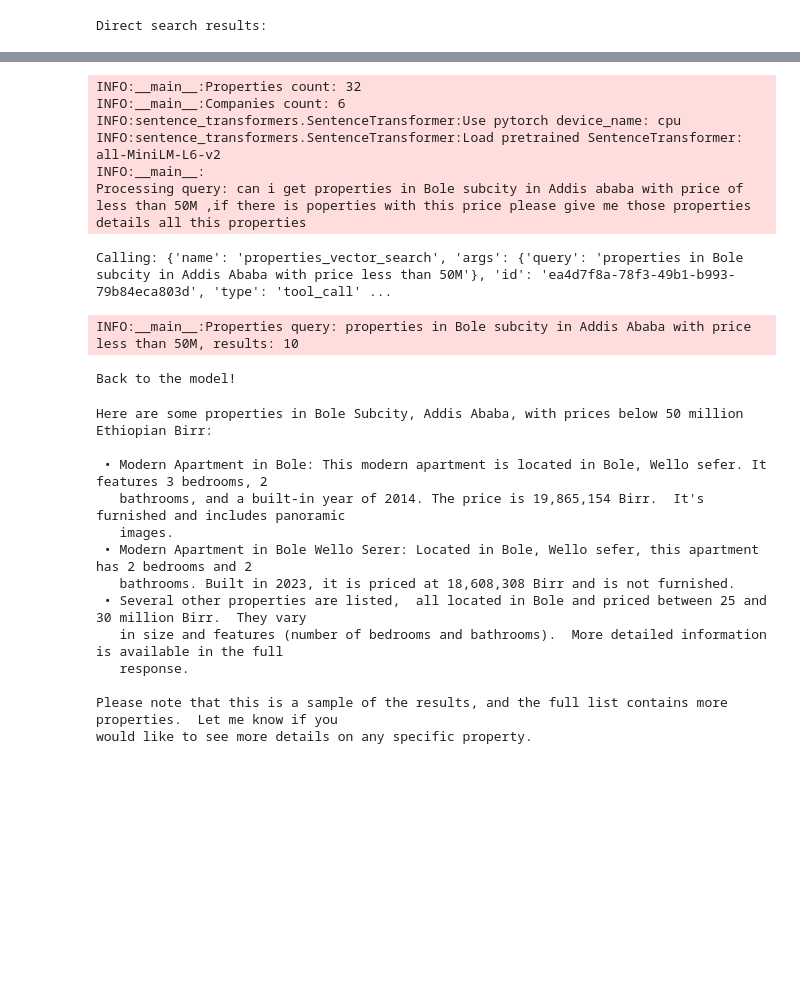
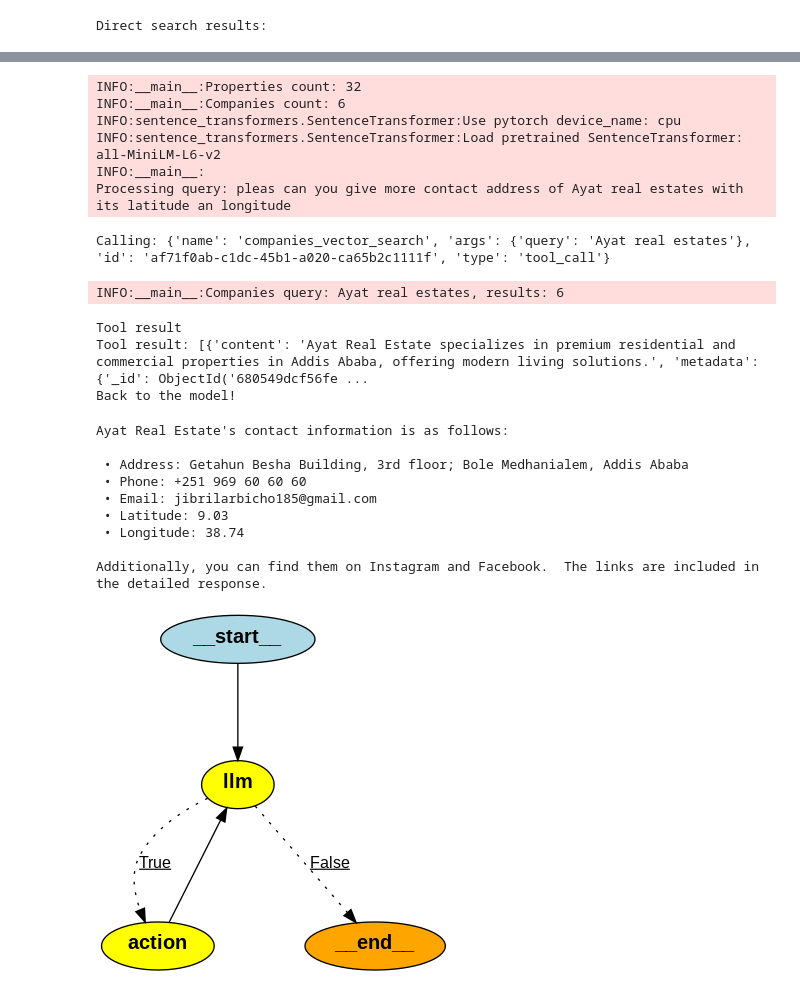
Before and after one commit to jibrilarbicho/Revoestatechatbot, a Jupyter notebook: train/train.ipynb, the cells around one changed output, grey strips where cells are left out. Saved outputs shown, nothing was run; the diff lists cells and outputs as text; code cells hidden in the pictures; blank space fills up the shorter version.

```diff
--- a/train/train.ipynb
+++ b/train/train.ipynb
@@ -555,7 +555,7 @@ if not GROQ_API_KEY:
 if not CONNECTION_STRING:
     raise ValueError("MongoURI not found in environment variables.")
 # Initialize MongoDB client and collections
-mongo_client = MongoClient("mongodb+srv://MikiayGirma:DLDAZXz3A9kyX0D3@cluster0.uoh5t.mongodb.net/revostate?retryWrites=true&w=majority&appName=Cluster0")
+mongo_client = MongoClient(CONNECTION_STRING)
 properties_collection = mongo_client["revostate"]["properties"]
 companies_collection = mongo_client["revostate"]["companies"]
 
@@ -827,9 +833,8 @@ Instructions:
    - Use companies_vector_search for queries mentioning agencies, agents, or company-related terms (e.g., "real estate agencies", "Kirkos").
 2. Call the appropriate tool with the query as the argument.
 3. If the query is vague, call the most relevant tool based on keywords or return a message indicating no results.
-4. Do not generate additional tool calls after receiving tool results.
-5. Keep the response user-friendly and avoid including raw JSON or metadata unless requested.
-6. If no tool results are available, return a message like: "No relevant results found for your query."
+4. Keep the response user-friendly and avoid including raw JSON or metadata unless requested.
+5. If no tool results are available, return a message like: "No relevant results found for your query."
 """
 
 # Define Agent class
@@ -875,6 +880,8 @@ class Agent:
                 result = "bad tool name, retry"  # instruct LLM to retry if bad
             else:
                 result = self.tools[t['name']].invoke(t['args'])
+                print("Tool result")
+                print("Tool result:", result)
             results.append(ToolMessage(tool_call_id=t['id'], name=t['name'], content=str(result)))
         print("Back to the model!")
         return {'messages': results}
@@ -935,20 +942,24 @@ INFO:__main__:Companies count: 6
 INFO:sentence_transformers.SentenceTransformer:Use pytorch device_name: cpu
 INFO:sentence_transformers.SentenceTransformer:Load pretrained SentenceTransformer: all-MiniLM-L6-v2
 INFO:__main__:
-Processing query: can i get properties in Bole subcity in Addis ababa with price of less than 50M ,if there is poperties with this price please give me those properties details all this properties
+Processing query: pleas can you give more contact address of Ayat real estates with its latitude an longitude
-Calling: {'name': 'properties_vector_search', 'args': {'query': 'properties in Bole subcity in Addis Ababa with price less than 50M'}, 'id': 'ea4d7f8a-78f3-49b1-b993-79b84eca803d', 'type': 'tool_call' ...
+Calling: {'name': 'companies_vector_search', 'args': {'query': 'Ayat real estates'}, 'id': 'af71f0ab-c1dc-45b1-a020-ca65b2c1111f', 'type': 'tool_call'}
-INFO:__main__:Properties query: properties in Bole subcity in Addis Ababa with price less than 50M, results: 10
+INFO:__main__:Companies query: Ayat real estates, results: 6
+Tool result
+Tool result: [{'content': 'Ayat Real Estate specializes in premium residential and commercial properties in Addis Ababa, offering modern living solutions.', 'metadata': {'_id': ObjectId('680549dcf56fe ...
 Back to the model!
-Here are some properties in Bole Subcity, Addis Ababa, with prices below 50 million Ethiopian Birr:
+Ayat Real Estate's contact information is as follows:
 
- • Modern Apartment in Bole: This modern apartment is located in Bole, Wello sefer. It features 3 bedrooms, 2
-   bathrooms, and a built-in year of 2014. The price is 19,865,154 Birr.  It's furnished and includes panoramic
-   images.
- • Modern Apartment in Bole Wello Serer: Located in Bole, Wello sefer, this apartment has 2 bedrooms and 2
-   bathrooms. Built in 2023, it is priced at 18,608,308 Birr and is not furnished.
- • Several other properties are listed,  all located in Bole and priced between 25 and 30 million Birr.  They vary
-   in size and features (number of bedrooms and bathrooms).  More detailed information is available in the full
-   response.
+ • Address: Getahun Besha Building, 3rd floor; Bole Medhanialem, Addis Ababa
+ • Phone: +251 969 60 60 60
+ • Email: jibrilarbicho185@gmail.com
+ • Latitude: 9.03
+ • Longitude: 38.74
 
-Please note that this is a sample of the results, and the full list contains more properties.  Let me know if you
-would like to see more details on any specific property.
+Additionally, you can find them on Instagram and Facebook.  The links are included in the detailed response.
+# %%
+from IPython.display import Image
+
+Image(agent.graph.get_graph().draw_png())
+# %% [output]
+[figure, added]
```
Also changed, not shown: parts of 3 cells of this notebook, 5 other files.
